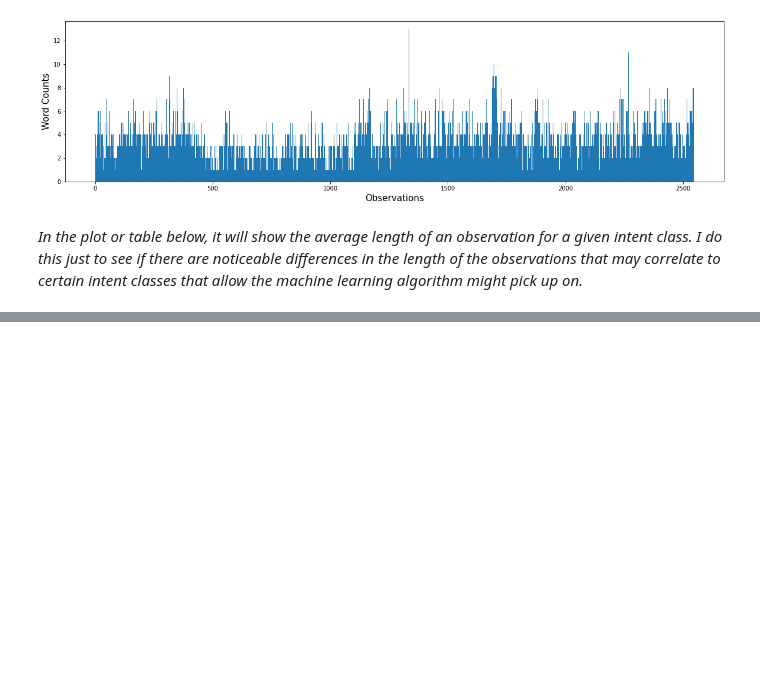
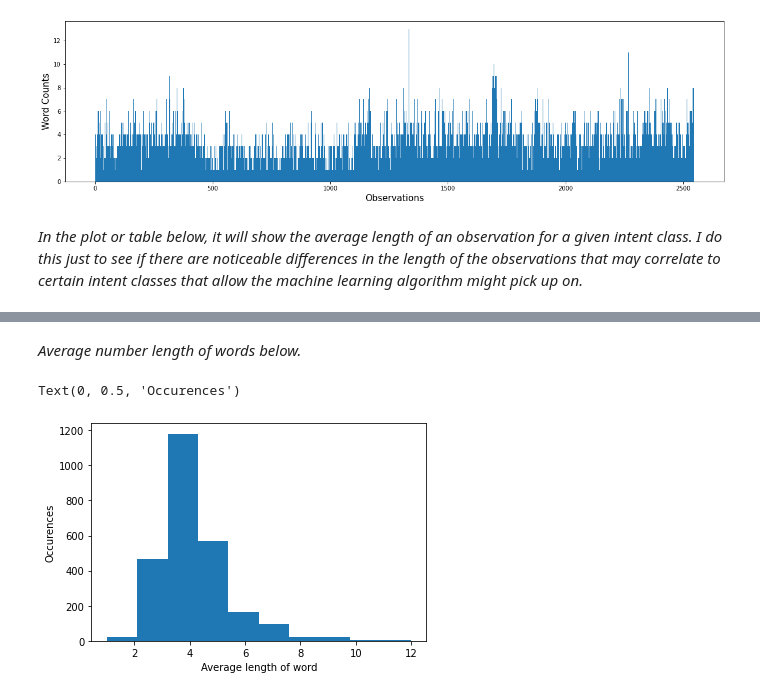
Before and after one commit to bderosie/cs39aa_project, a Jupyter notebook: project-part-1.ipynb, the cells around one changed output, grey strips where cells are left out. Drawn from its saved outputs; the diff is of its cells as text; code cells hidden in the pictures; blank space fills up the shorter version.

```diff
--- a/project-part-1.ipynb
+++ b/project-part-1.ipynb
@@ -119,0 +106,12 @@ df
+# %% [markdown]
+_Average number length of words below._
+# %%
+x = df['Utterances'].str.split().\
+   apply(lambda x : [len(i) for i in x]). \
+   map(lambda x: np.mean(x))
+plt.hist(x)
+plt.xlabel('Average length of word')
+plt.ylabel('Occurences')
+# %% [output]
+Text(0, 0.5, 'Occurences')
+[figure, added]
```
Also changed, not shown: parts of 7 cells of this notebook.
